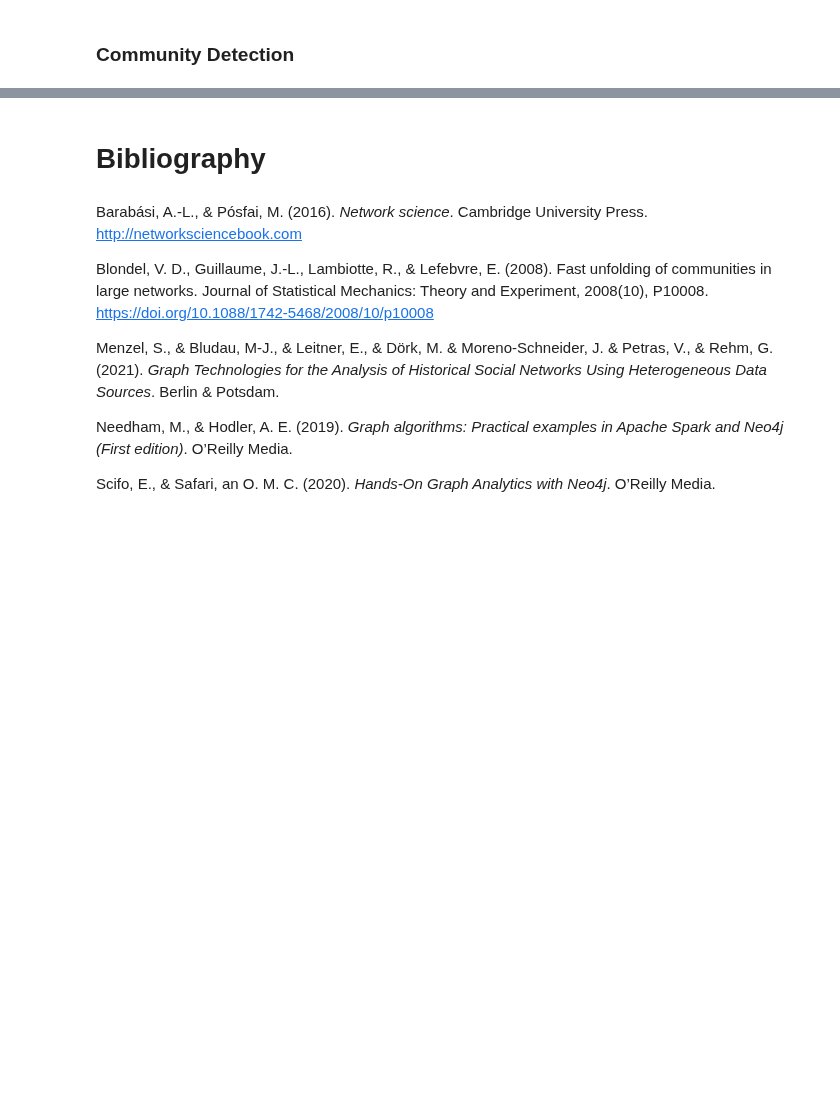
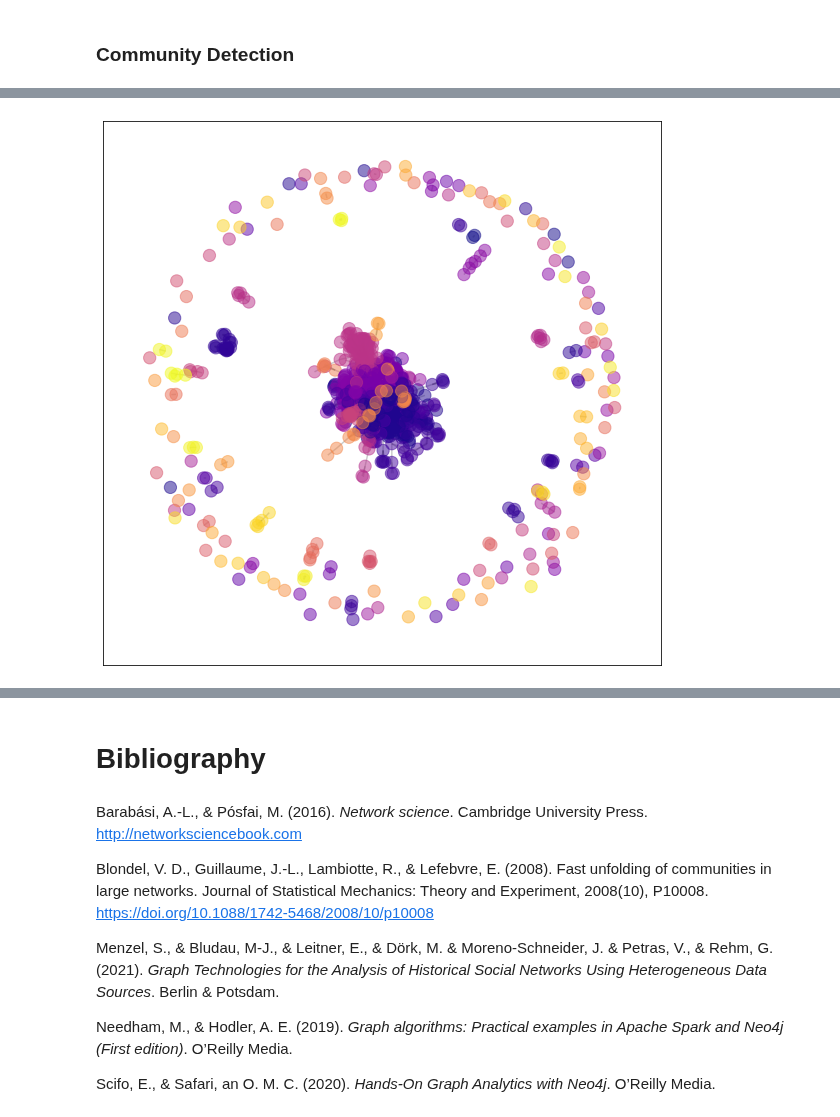
Before and after one commit to sonar-idh/jupyter-curriculum, a Jupyter notebook: notebooks/Notebook 2 - Historical Network Analysis.ipynb, the cells around one changed output, grey strips where cells are left out. Drawn from its saved outputs; the diff is of its cells as text; code cells hidden in the pictures; blank space fills up the shorter version.

```diff
--- a/notebooks/Notebook 2 - Historical Network Analysis.ipynb
+++ b/notebooks/Notebook 2 - Historical Network Analysis.ipynb
@@ -432,0 +449,6 @@ nt.show('./html_networks/community_graph.html')
+# %%
+from helper_functions.helper_fun import draw_graph
+
+draw_graph(G, layout = "spring_layout", node_color_attribute="community", legend=False, plot_size=[10,10])
+# %% [output]
+[figure, added]
```
Also changed, not shown: parts of 8 cells of this notebook.
